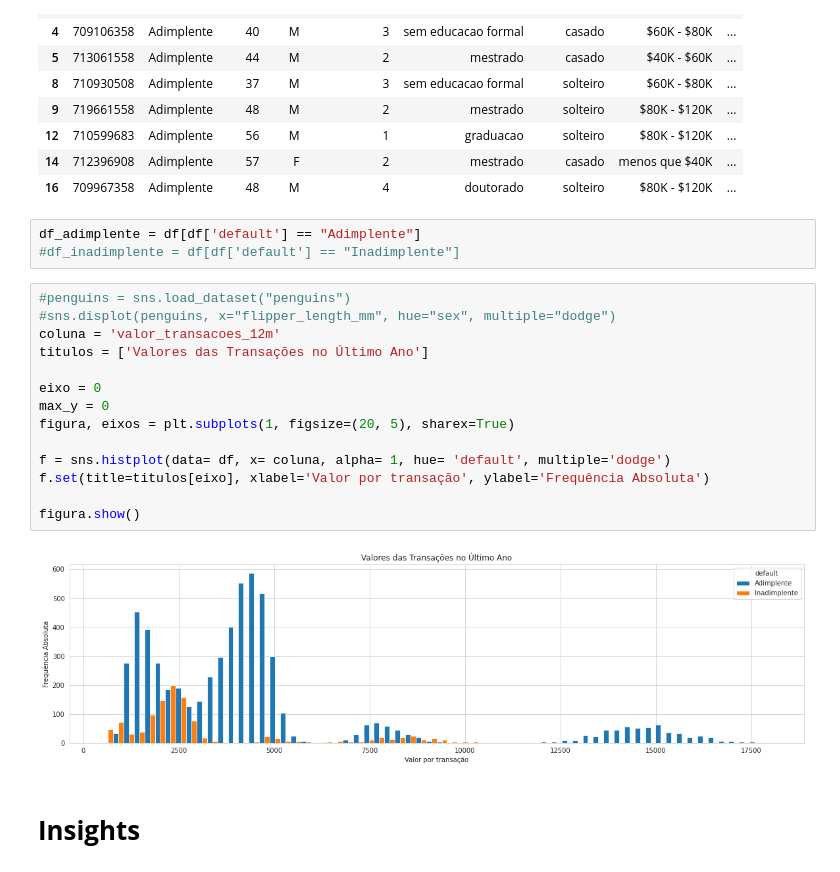
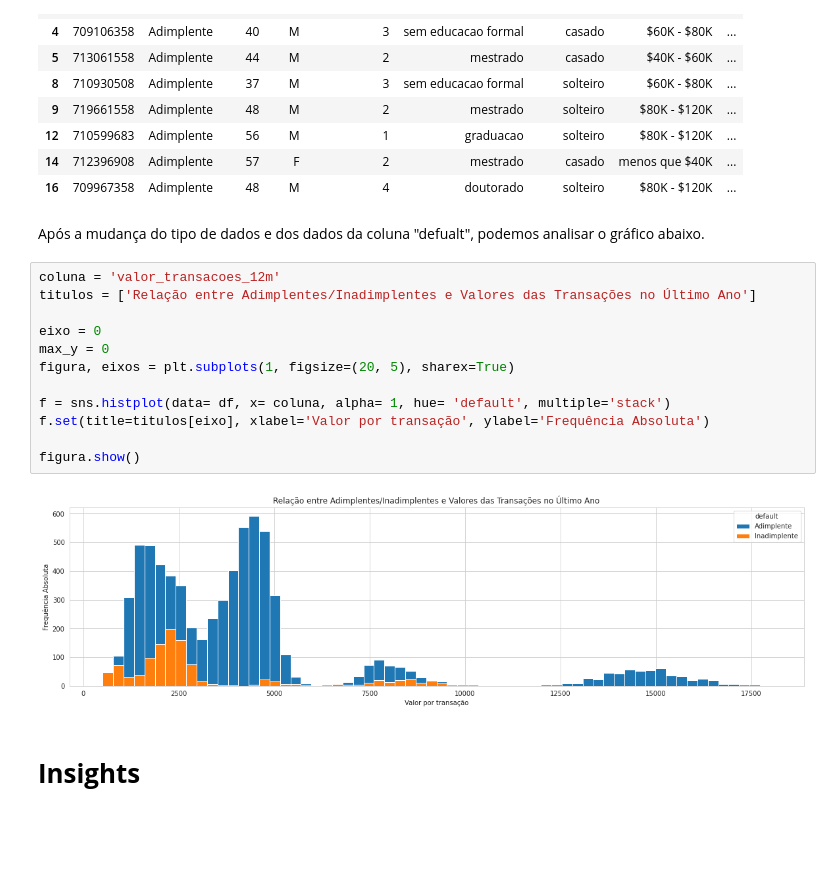
Before and after one commit to narcisonascimento/ebac-python-projeto-final, a Jupyter notebook: ebac-python-projeto-final.ipynb, the cells around one changed output. Saved outputs shown, nothing was run; the diff lists cells and outputs as text; blank space fills up the shorter version.

```diff
--- a/ebac-python-projeto-final.ipynb
+++ b/ebac-python-projeto-final.ipynb
@@ -526,24 +524,21 @@ df.head(n=10)
 | 12 | 710599683 | Adimplente | 56 | M | 1 | graduacao | solteiro | $80K - $120K | ... |
 | 14 | 712396908 | Adimplente | 57 | F | 2 | mestrado | casado | menos que $40K | ... |
 | 16 | 709967358 | Adimplente | 48 | M | 4 | doutorado | solteiro | $80K - $120K | ... |
-# %%
-df_adimplente = df[df['default'] == "Adimplente"]
-#df_inadimplente = df[df['default'] == "Inadimplente"]
+# %% [markdown]
+Após a mudança do tipo de dados e dos dados da coluna "defualt", podemos analisar o gráfico abaixo.
 # %%
-#penguins = sns.load_dataset("penguins")
-#sns.displot(penguins, x="flipper_length_mm", hue="sex", multiple="dodge")
 coluna = 'valor_transacoes_12m'
-titulos = ['Valores das Transações no Último Ano']
+titulos = ['Relação entre Adimplentes/Inadimplentes e Valores das Transações no Último Ano']
 
 eixo = 0
 max_y = 0
 figura, eixos = plt.subplots(1, figsize=(20, 5), sharex=True)
 
-f = sns.histplot(data= df, x= coluna, alpha= 1, hue= 'default', multiple='dodge')
+f = sns.histplot(data= df, x= coluna, alpha= 1, hue= 'default', multiple='stack')
 f.set(title=titulos[eixo], xlabel='Valor por transação', ylabel='Frequência Absoluta')
 
 figura.show()
 # %% [output]
-[figure, old version]
+[figure, new version]
 # %% [markdown]
 # **Insights**
```
Also changed, not shown: parts of 3 cells of this notebook.
